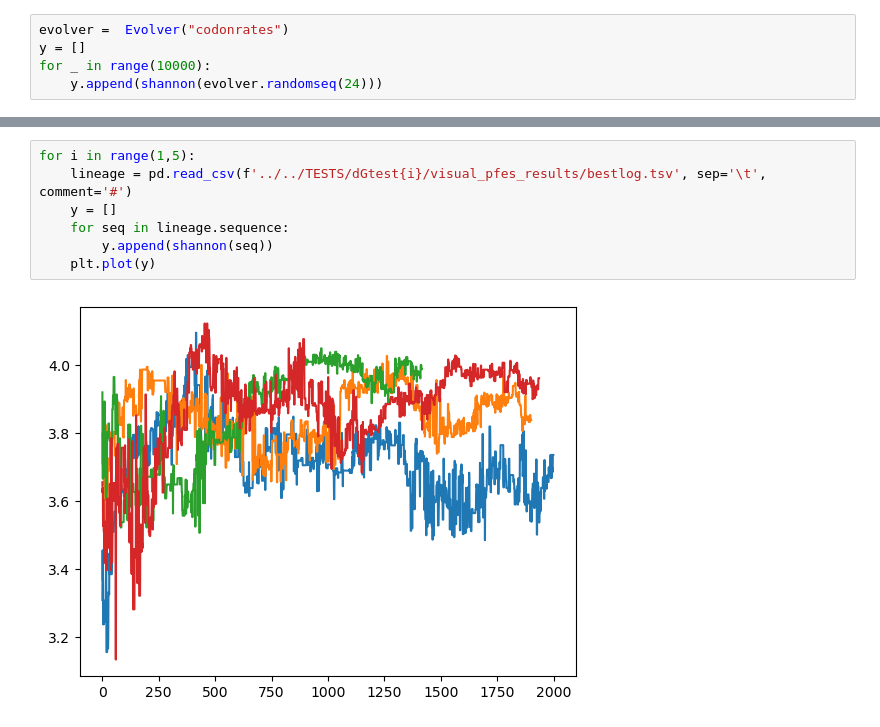
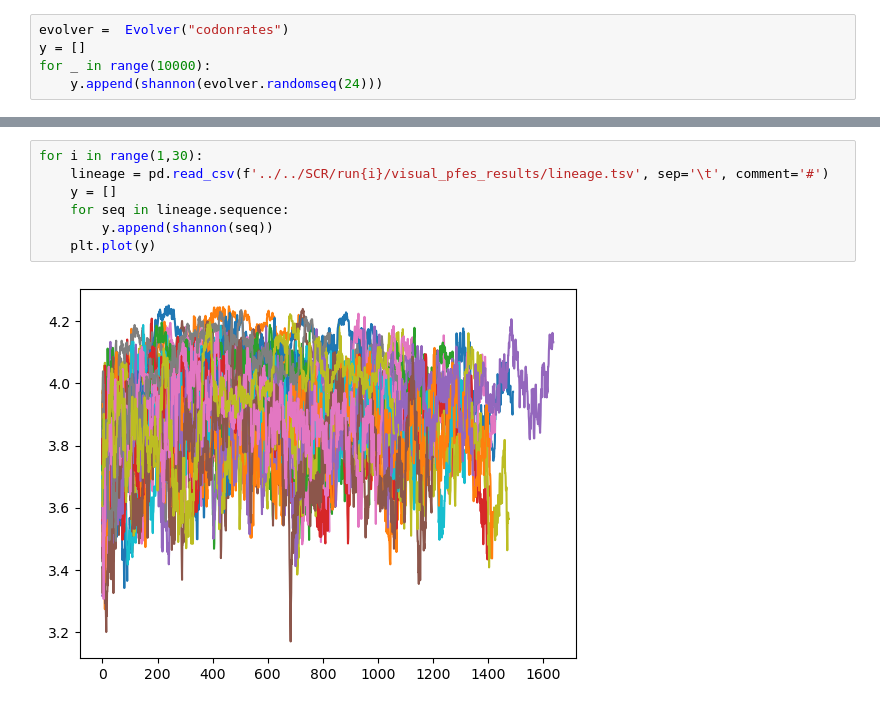
Before and after one commit to sahakyanhk/pfes, a Jupyter notebook: jupyter/shannon.ipynb, the cells around one changed output, grey strips where cells are left out. Cells and saved outputs as stored; diff of their text form.

```diff
--- a/jupyter/shannon.ipynb
+++ b/jupyter/shannon.ipynb
@@ -35,9 +36,9 @@ hist = plt.hist(x, bins=25)
 # %%
-for i in range(1,5):
-    lineage = pd.read_csv(f'../../TESTS/dGtest{i}/visual_pfes_results/bestlog.tsv', sep='\t', comment='#')
+for i in range(1,30):
+    lineage = pd.read_csv(f'../../SCR/run{i}/visual_pfes_results/lineage.tsv', sep='\t', comment='#')
     y = []
     for seq in lineage.sequence:
         y.append(shannon(seq))
     plt.plot(y)
 # %% [output]
-[figure, old version]
+[figure, new version]
```
Also changed, not shown: parts of 7 cells of this notebook, 9 other files.
